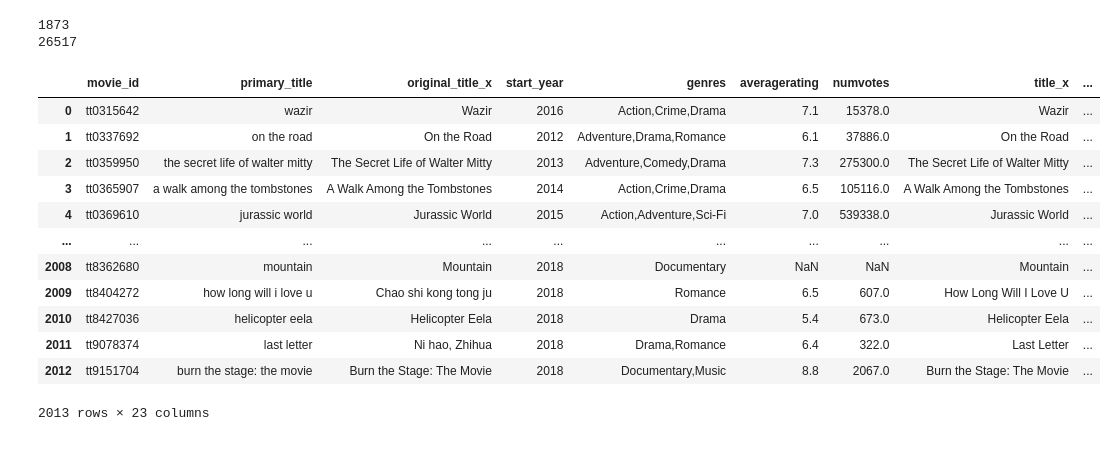
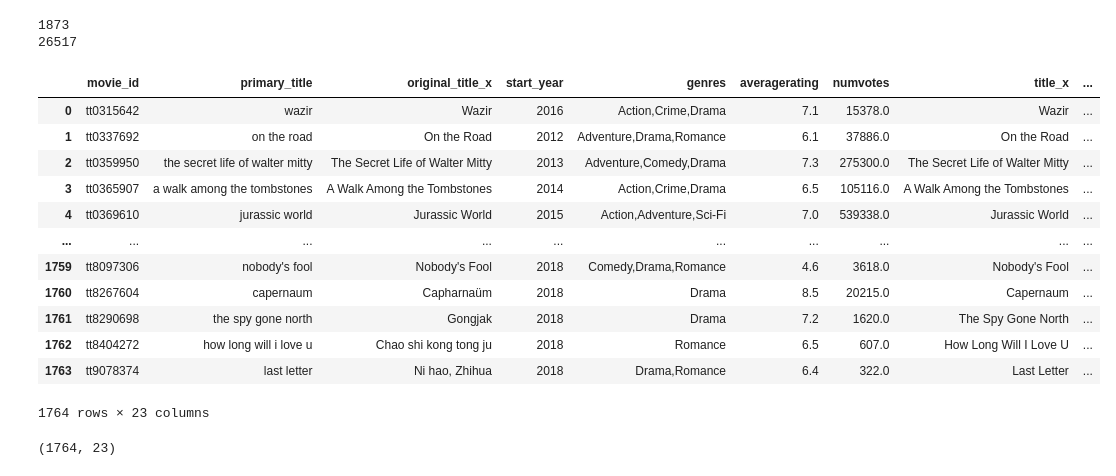
Before and after one commit to fredrickochieng-cell/Group4_Phase2_Project, a Jupyter notebook: Notebooks/hellen.ipynb, the cells around one changed output. Saved outputs shown, nothing was run; the diff lists cells and outputs as text; code cells hidden in the pictures.

```diff
--- a/Notebooks/hellen.ipynb
+++ b/Notebooks/hellen.ipynb
@@ -410,22 +410,26 @@ merged_df['start_year'] = merged_df['start_year'].astype(str).str.extract(r'(\d{
 # %%
 merged_final = merged_df.merge(
     df_tm_cleaned,
     left_on=['primary_title', 'start_year'],
     right_on=['title', 'release_date'],
-    how='left'
+    how='inner'
 )
 merged_final
 # %% [output]
 |  | movie_id | primary_title | original_title_x | start_year | genres | averagerating | numvotes | title_x | ... |
 | 0 | tt0315642 | wazir | Wazir | 2016 | Action,Crime,Drama | 7.1 | 15378.0 | Wazir | ... |
 | 1 | tt0337692 | on the road | On the Road | 2012 | Adventure,Drama,Romance | 6.1 | 37886.0 | On the Road | ... |
 | 2 | tt0359950 | the secret life of walter mitty | The Secret Life of Walter Mitty | 2013 | Adventure,Comedy,Drama | 7.3 | 275300.0 | The Secret Life of Walter Mitty | ... |
 | 3 | tt0365907 | a walk among the tombstones | A Walk Among the Tombstones | 2014 | Action,Crime,Drama | 6.5 | 105116.0 | A Walk Among the Tombstones | ... |
 | 4 | tt0369610 | jurassic world | Jurassic World | 2015 | Action,Adventure,Sci-Fi | 7.0 | 539338.0 | Jurassic World | ... |
 | ... | ... | ... | ... | ... | ... | ... | ... | ... | ... |
-| 2008 | tt8362680 | mountain | Mountain | 2018 | Documentary | NaN | NaN | Mountain | ... |
-| 2009 | tt8404272 | how long will i love u | Chao shi kong tong ju | 2018 | Romance | 6.5 | 607.0 | How Long Will I Love U | ... |
-| 2010 | tt8427036 | helicopter eela | Helicopter Eela | 2018 | Drama | 5.4 | 673.0 | Helicopter Eela | ... |
-| 2011 | tt9078374 | last letter | Ni hao, Zhihua | 2018 | Drama,Romance | 6.4 | 322.0 | Last Letter | ... |
-| 2012 | tt9151704 | burn the stage: the movie | Burn the Stage: The Movie | 2018 | Documentary,Music | 8.8 | 2067.0 | Burn the Stage: The Movie | ... |
+| 1759 | tt8097306 | nobody's fool | Nobody's Fool | 2018 | Comedy,Drama,Romance | 4.6 | 3618.0 | Nobody's Fool | ... |
+| 1760 | tt8267604 | capernaum | Capharnaüm | 2018 | Drama | 8.5 | 20215.0 | Capernaum | ... |
+| 1761 | tt8290698 | the spy gone north | Gongjak | 2018 | Drama | 7.2 | 1620.0 | The Spy Gone North | ... |
+| 1762 | tt8404272 | how long will i love u | Chao shi kong tong ju | 2018 | Romance | 6.5 | 607.0 | How Long Will I Love U | ... |
+| 1763 | tt9078374 | last letter | Ni hao, Zhihua | 2018 | Drama,Romance | 6.4 | 322.0 | Last Letter | ... |
-2013 rows × 23 columns
+1764 rows × 23 columns
+# %%
+print(merged_final.shape)
+# %% [output]
+(1764, 23)
```
Also changed, not shown: parts of 1 cell of this notebook.
